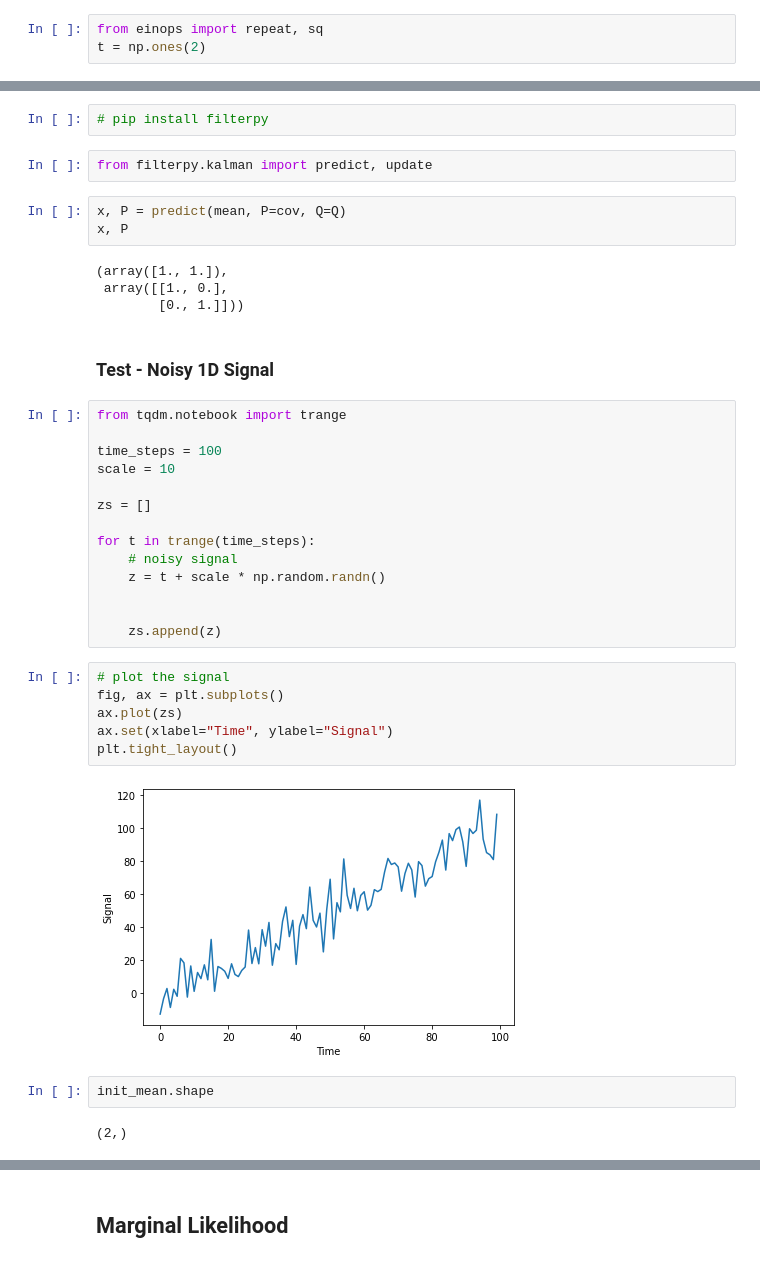
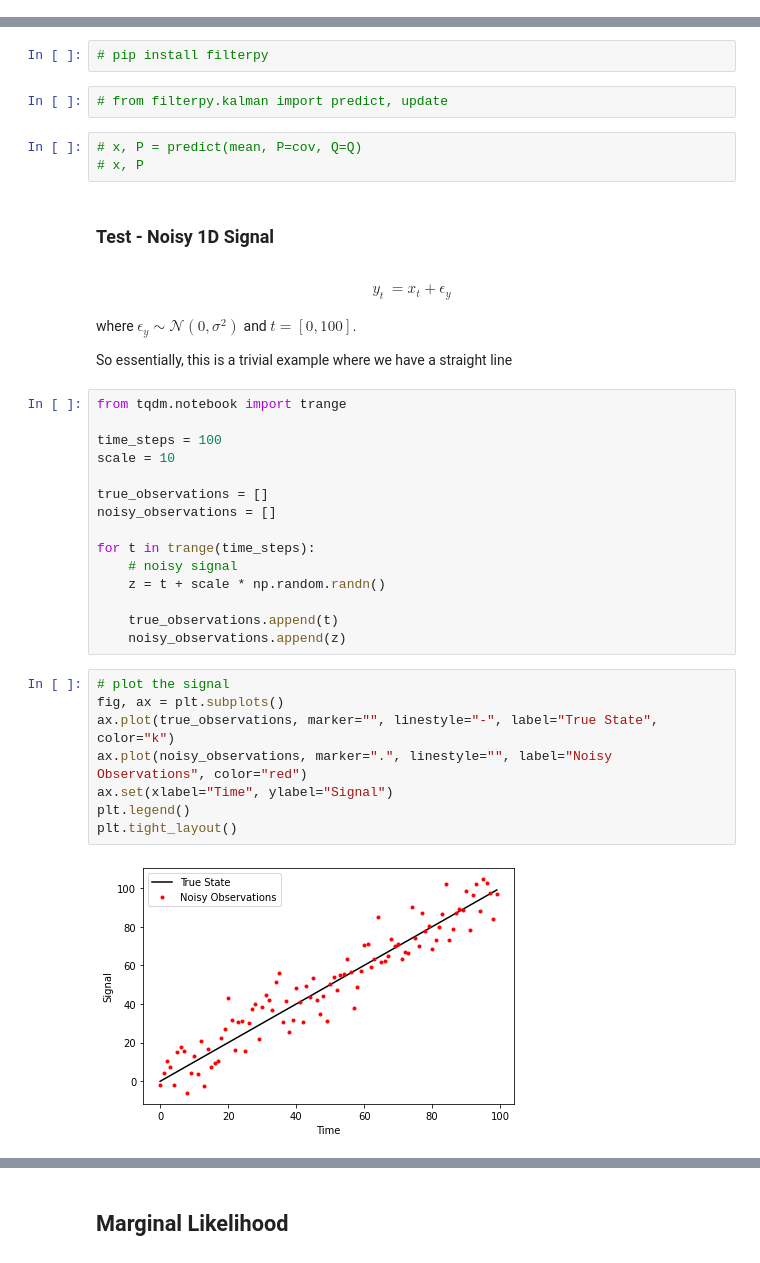
Before and after one commit to jejjohnson/jaxkf, a Jupyter notebook: notebooks/kf_walkthrough.ipynb, the cells around one changed output, grey strips where cells are left out. Cells and saved outputs as stored; diff of their text form.

```diff
--- a/notebooks/kf_walkthrough.ipynb
+++ b/notebooks/kf_walkthrough.ipynb
@@ -323,4 +319 @@ Note: you may need to restart the kernel to use updated packages.
-# %%
-from einops import repeat, sq
-t = np.ones(2)
 # %%
@@ -495,39 +487,45 @@ KFState(mean=array([3., 1.]), cov=array([[5., 2.],
 # %%
 # pip install filterpy
 # %%
-from filterpy.kalman import predict, update
+# from filterpy.kalman import predict, update
 # %%
-x, P = predict(mean, P=cov, Q=Q)
-x, P
+# x, P = predict(mean, P=cov, Q=Q)
+# x, P
-# %% [output]
-(array([1., 1.]),
- array([[1., 0.],
-        [0., 1.]]))
 # %% [markdown]
 ### Test - Noisy 1D Signal
+# %% [markdown]
+
+$$
+\begin{aligned}
+y_t &= x_t + \epsilon_y
+\end{aligned}
+$$
+
+where $\epsilon_y \sim \mathcal{N}(0, \sigma^2)$ and $t = [0, 100]$.
+
+So essentially, this is a trivial example where we have a straight line
 # %%
 from tqdm.notebook import trange
 
 time_steps = 100
 scale = 10
 
-zs = []
+true_observations = []
+noisy_observations = []
 
 for t in trange(time_steps):
     # noisy signal
     z = t + scale * np.random.randn()
 
-
-    zs.append(z)
+    true_observations.append(t)
+    noisy_observations.append(z)
 # %%
 # plot the signal
 fig, ax = plt.subplots()
-ax.plot(zs)
+ax.plot(true_observations, marker="", linestyle="-", label="True State", color="k")
+ax.plot(noisy_observations, marker=".", linestyle="", label="Noisy Observations", color="red")
 ax.set(xlabel="Time", ylabel="Signal")
+plt.legend()
 plt.tight_layout()
 # %% [output]
-[figure, old version]
+[figure, new version]
-# %%
-init_mean.shape
-# %% [output]
-(2,)
```
Also changed, not shown: parts of 7 cells of this notebook.
